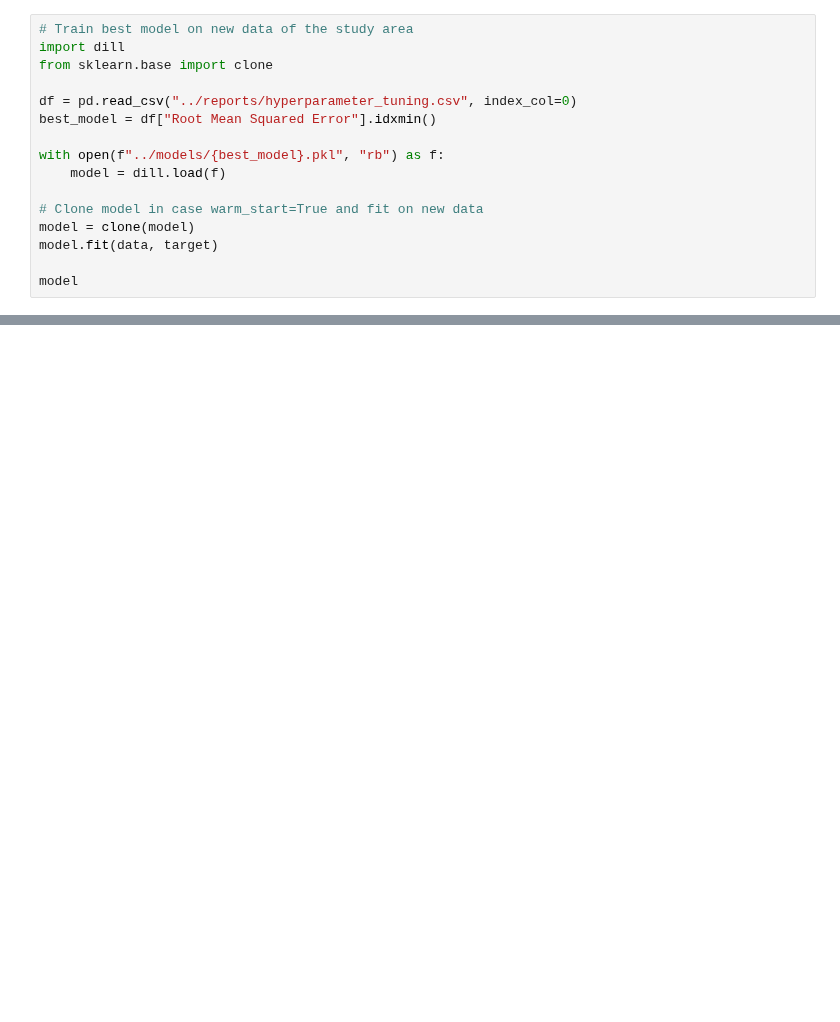
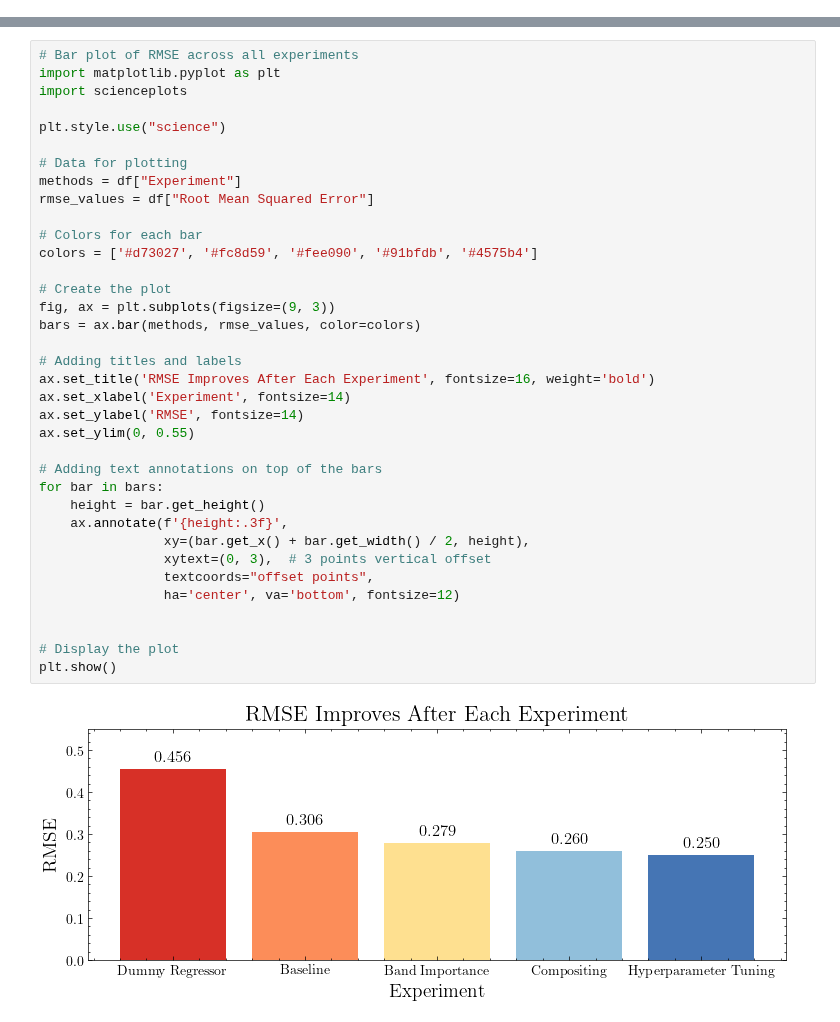
Before and after one commit to Lumcoin/leaf-type-mixture, a Jupyter notebook: notebooks/4-generalization.ipynb, the cells around one changed output, grey strips where cells are left out. Drawn from its saved outputs; the diff is of its cells as text; blank space fills up the shorter version.

```diff
--- a/notebooks/4-generalization.ipynb
+++ b/notebooks/4-generalization.ipynb
@@ -192,16 +0,0 @@ data, target = (
-# %%
-# Train best model on new data of the study area
-import dill
-from sklearn.base import clone
-
-df = pd.read_csv("../reports/hyperparameter_tuning.csv", index_col=0)
-best_model = df["Root Mean Squared Error"].idxmin()
-
-with open(f"../models/{best_model}.pkl", "rb") as f:
-    model = dill.load(f)
-
-# Clone model in case warm_start=True and fit on new data
-model = clone(model)
-model.fit(data, target)
-
-model
@@ -257,0 +101,38 @@ plt.show()
+# %%
+# Bar plot of RMSE across all experiments
+import matplotlib.pyplot as plt
+import scienceplots
+
+plt.style.use("science")
+
+# Data for plotting
+methods = df["Experiment"]
+rmse_values = df["Root Mean Squared Error"]
+
+# Colors for each bar
+colors = ['#d73027', '#fc8d59', '#fee090', '#91bfdb', '#4575b4']
+
+# Create the plot
+fig, ax = plt.subplots(figsize=(9, 3))
+bars = ax.bar(methods, rmse_values, color=colors)
+
+# Adding titles and labels
+ax.set_title('RMSE Improves After Each Experiment', fontsize=16, weight='bold')
+ax.set_xlabel('Experiment', fontsize=14)
+ax.set_ylabel('RMSE', fontsize=14)
+ax.set_ylim(0, 0.55)
+
+# Adding text annotations on top of the bars
+for bar in bars:
+    height = bar.get_height()
+    ax.annotate(f'{height:.3f}',
+                xy=(bar.get_x() + bar.get_width() / 2, height),
+                xytext=(0, 3),  # 3 points vertical offset
+                textcoords="offset points",
+                ha='center', va='bottom', fontsize=12)
+
+
+# Display the plot
+plt.show()
+# %% [output]
+[figure, added]
```
Also changed, not shown: parts of 38 cells of this notebook, 4 other files.
